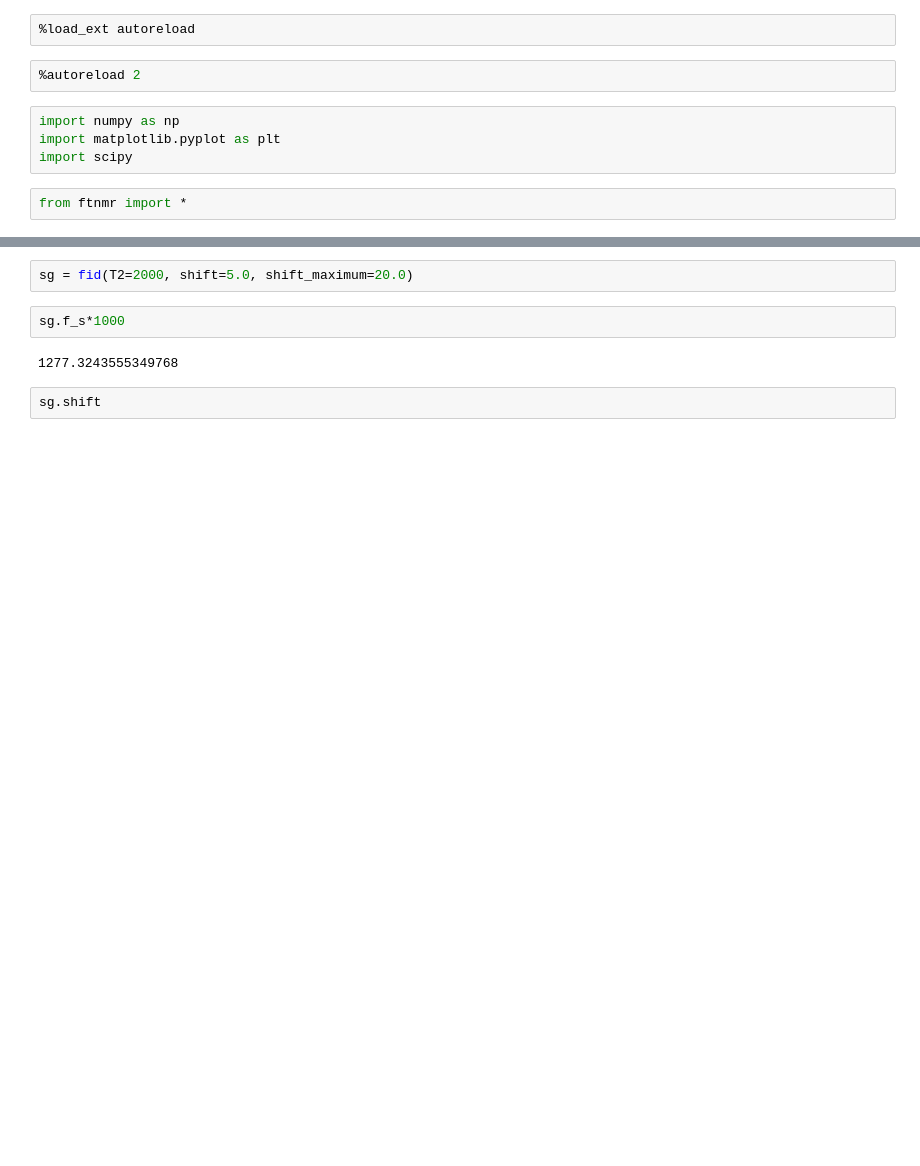
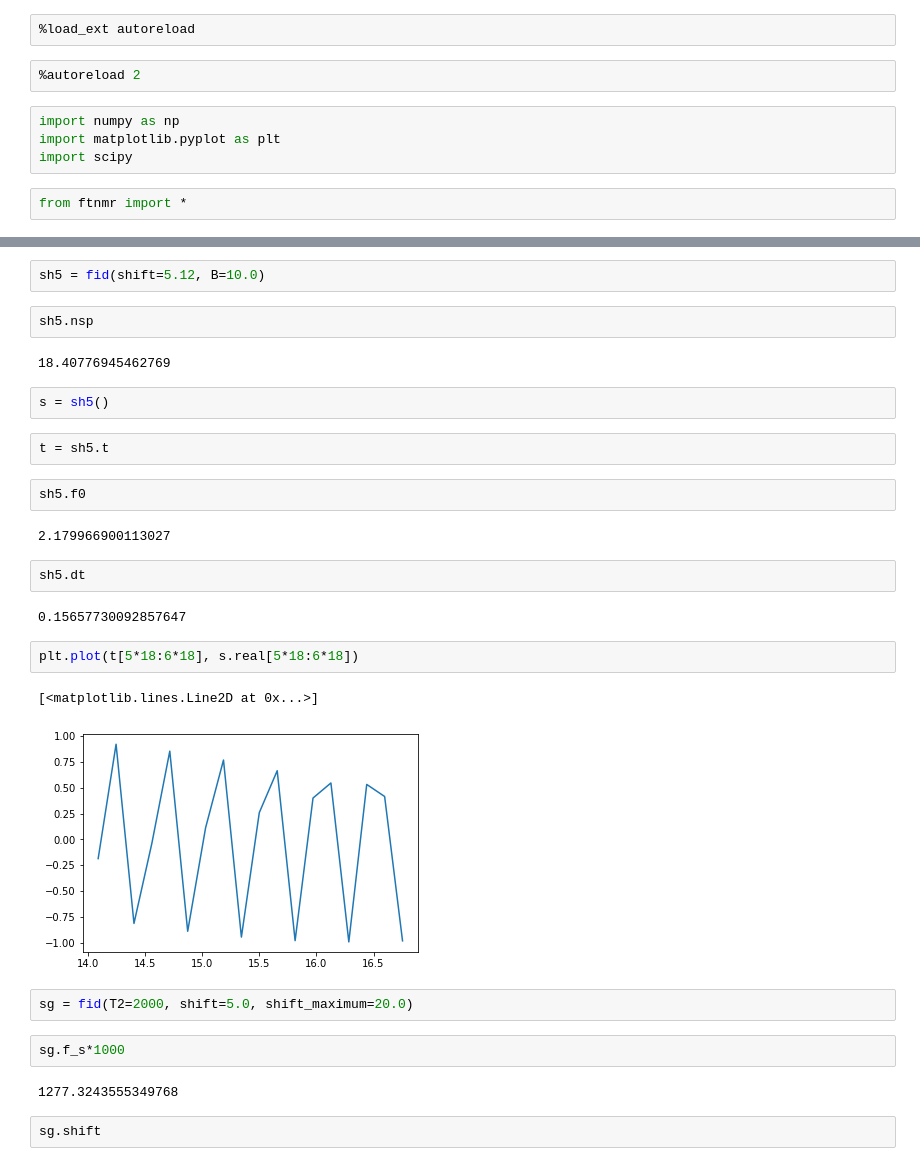
Before and after one commit to sejin8642/ftnmr, a Jupyter notebook: scripts/nb.ipynb, the cells around one changed output, grey strips where cells are left out. Saved outputs shown, nothing was run; the diff lists cells and outputs as text; blank space fills up the shorter version.

```diff
--- a/scripts/nb.ipynb
+++ b/scripts/nb.ipynb
@@ -16,3 +20,26 @@ from ftnmr import *
+# %%
+sh5 = fid(shift=5.12, B=10.0)
+# %%
+sh5.nsp
+# %% [output]
+18.40776945462769
+# %%
+s = sh5()
+# %%
+t = sh5.t
+# %%
+sh5.f0
+# %% [output]
+2.179966900113027
+# %%
+sh5.dt
+# %% [output]
+0.15657730092857647
+# %%
+plt.plot(t[5*18:6*18], s.real[5*18:6*18])
+# %% [output]
+[<matplotlib.lines.Line2D at 0x...>]
+[figure, added]
 # %%
 sg = fid(T2=2000, shift=5.0, shift_maximum=20.0)
 # %%
```
Also changed, not shown: parts of 1 cell of this notebook, 1 other file.
